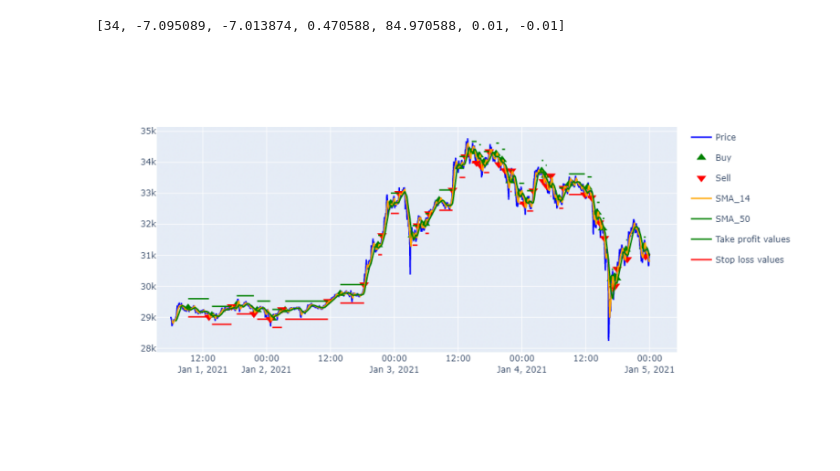
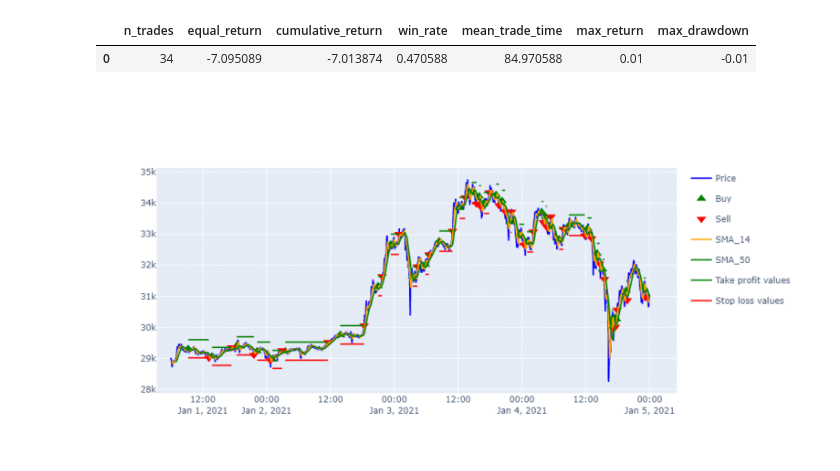
Before and after one commit to shi-i-chan/kaneshi, a Jupyter notebook: kaneshi/examples/smac_fixed_stop_strategy.ipynb, the cells around one changed output. Drawn from its saved outputs; the diff is of its cells as text; code cells hidden in the pictures; blank space fills up the shorter version.

```diff
--- a/kaneshi/examples/smac_fixed_stop_strategy.ipynb
+++ b/kaneshi/examples/smac_fixed_stop_strategy.ipynb
@@ -26,9 +26,10 @@ s_config = {
 
 s = SMACFixedStop(**s_config).apply()
 # %%
-s.generate_report()
+s.generate_report(type_='df')
 # %% [output]
-[34, -7.095089, -7.013874, 0.470588, 84.970588, 0.01, -0.01]
+|  | n_trades | equal_return | cumulative_return | win_rate | mean_trade_time | max_return | max_drawdown |
+| 0 | 34 | -7.095089 | -7.013874 | 0.470588 | 84.970588 | 0.01 | -0.01 |
 # %%
 s.plot(plot_type='plt')
 # %% [output]
```
Also changed, not shown: parts of 1 cell of this notebook, 8 other files.
